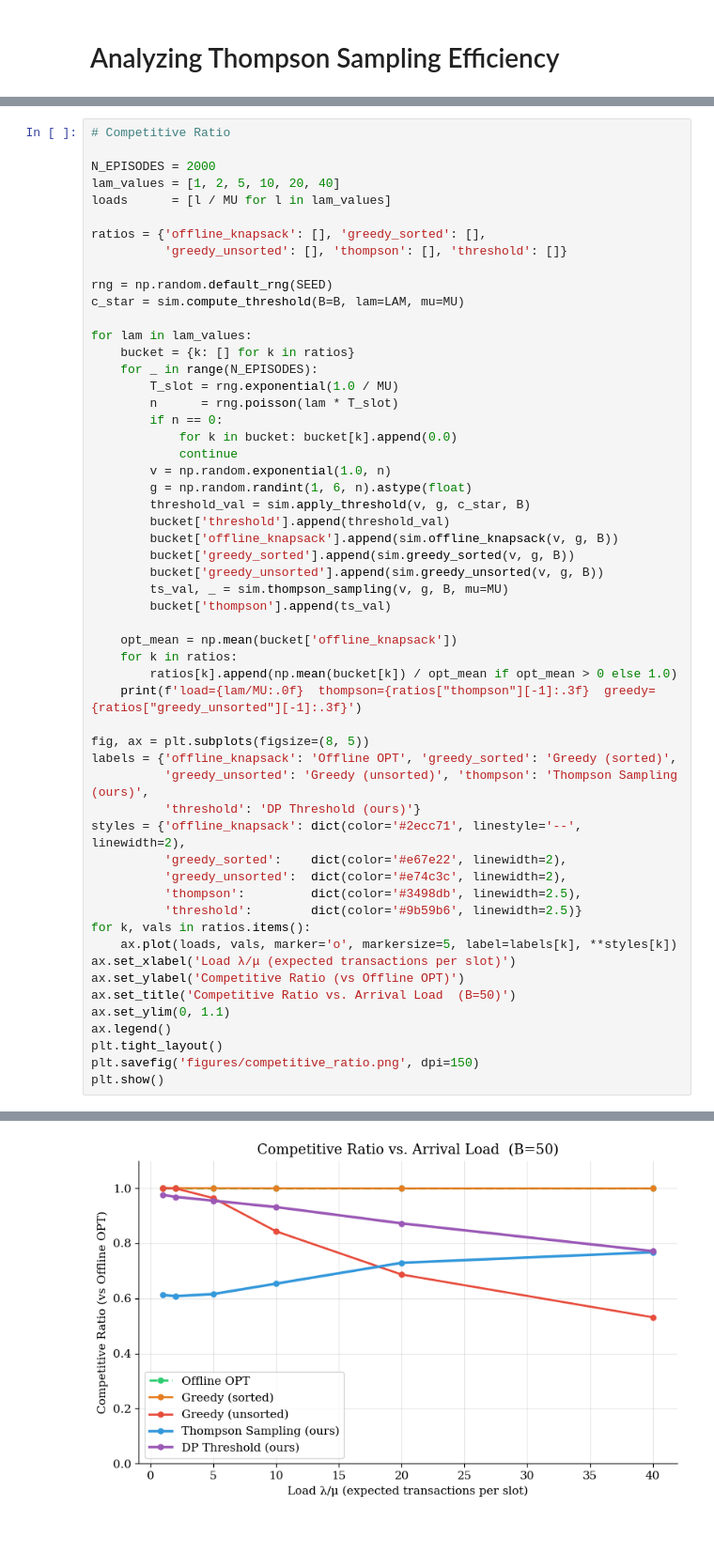
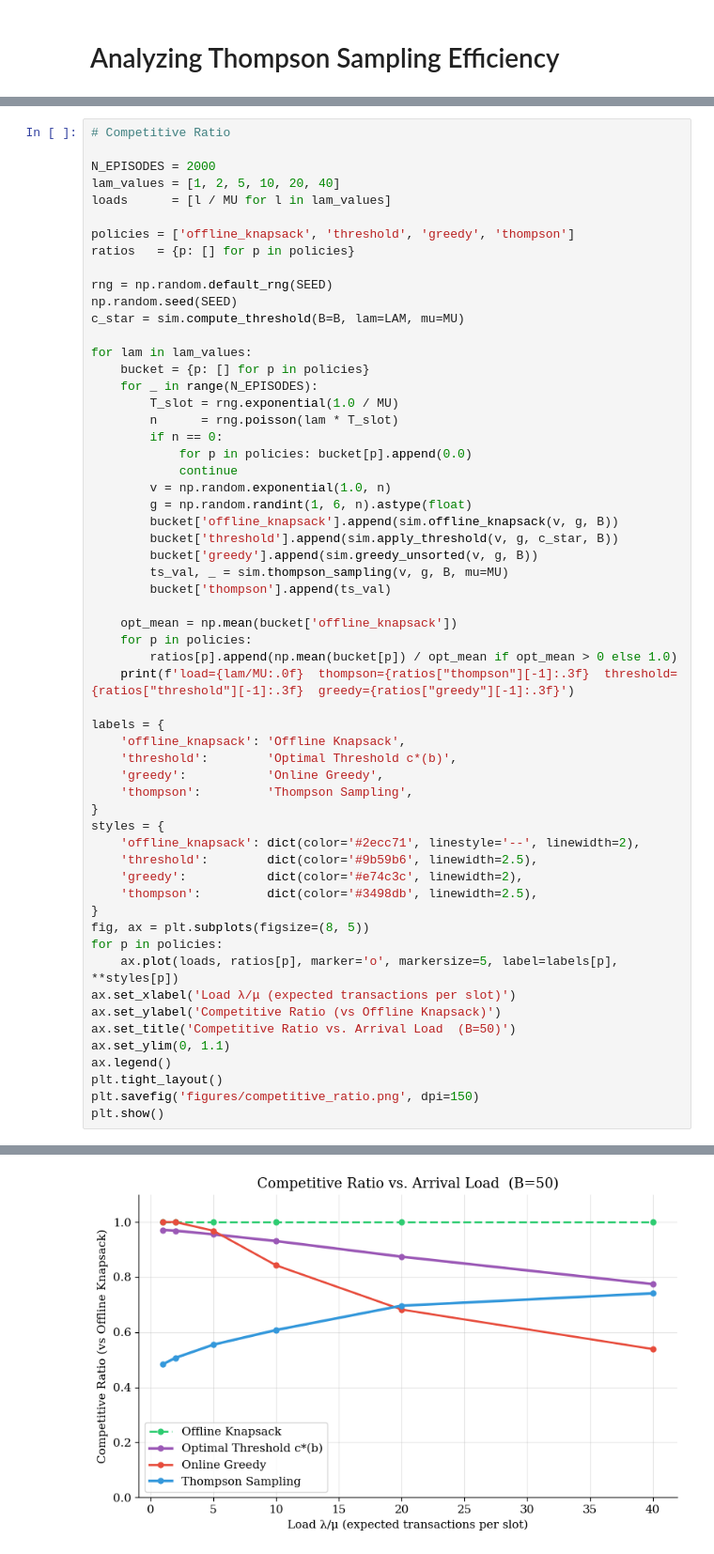
Before and after one commit to beepboopdylan/optimal-block-sealing, a Jupyter notebook: analysis.ipynb, the cells around one changed output, grey strips where cells are left out. Shown at 94% size. Drawn from its saved outputs; the diff is of its cells as text.

```diff
--- a/analysis.ipynb
+++ b/analysis.ipynb
@@ -124,48 +124,51 @@ N_EPISODES = 2000
 lam_values = [1, 2, 5, 10, 20, 40]
 loads      = [l / MU for l in lam_values]
 
-ratios = {'offline_knapsack': [], 'greedy_sorted': [],
-          'greedy_unsorted': [], 'thompson': [], 'threshold': []}
+policies = ['offline_knapsack', 'threshold', 'greedy', 'thompson']
+ratios   = {p: [] for p in policies}
 
 rng = np.random.default_rng(SEED)
+np.random.seed(SEED)
 c_star = sim.compute_threshold(B=B, lam=LAM, mu=MU)
 
 for lam in lam_values:
-    bucket = {k: [] for k in ratios}
+    bucket = {p: [] for p in policies}
     for _ in range(N_EPISODES):
         T_slot = rng.exponential(1.0 / MU)
         n      = rng.poisson(lam * T_slot)
         if n == 0:
-            for k in bucket: bucket[k].append(0.0)
+            for p in policies: bucket[p].append(0.0)
             continue
         v = np.random.exponential(1.0, n)
         g = np.random.randint(1, 6, n).astype(float)
-        threshold_val = sim.apply_threshold(v, g, c_star, B)
-        bucket['threshold'].append(threshold_val)
         bucket['offline_knapsack'].append(sim.offline_knapsack(v, g, B))
-        bucket['greedy_sorted'].append(sim.greedy_sorted(v, g, B))
-        bucket['greedy_unsorted'].append(sim.greedy_unsorted(v, g, B))
+        bucket['threshold'].append(sim.apply_threshold(v, g, c_star, B))
+        bucket['greedy'].append(sim.greedy_unsorted(v, g, B))
         ts_val, _ = sim.thompson_sampling(v, g, B, mu=MU)
         bucket['thompson'].append(ts_val)
 
     opt_mean = np.mean(bucket['offline_knapsack'])
-    for k in ratios:
-        ratios[k].append(np.mean(bucket[k]) / opt_mean if opt_mean > 0 else 1.0)
-    print(f'load={lam/MU:.0f}  thompson={ratios["thompson"][-1]:.3f}  greedy={ratios["greedy_unsorted"][-1]:.3f}')
+    for p in policies:
+        ratios[p].append(np.mean(bucket[p]) / opt_mean if opt_mean > 0 else 1.0)
+    print(f'load={lam/MU:.0f}  thompson={ratios["thompson"][-1]:.3f}  threshold={ratios["threshold"][-1]:.3f}  greedy={ratios["greedy"][-1]:.3f}')
 
+labels = {
+    'offline_knapsack': 'Offline Knapsack',
+    'threshold':        'Optimal Threshold c*(b)',
+    'greedy':           'Online Greedy',
+    'thompson':         'Thompson Sampling',
+}
+styles = {
+    'offline_knapsack': dict(color='#2ecc71', linestyle='--', linewidth=2),
+    'threshold':        dict(color='#9b59b6', linewidth=2.5),
+    'greedy':           dict(color='#e74c3c', linewidth=2),
+    'thompson':         dict(color='#3498db', linewidth=2.5),
+}
 fig, ax = plt.subplots(figsize=(8, 5))
-labels = {'offline_knapsack': 'Offline OPT', 'greedy_sorted': 'Greedy (sorted)',
-          'greedy_unsorted': 'Greedy (unsorted)', 'thompson': 'Thompson Sampling (ours)',
-          'threshold': 'DP Threshold (ours)'}
-styles = {'offline_knapsack': dict(color='#2ecc71', linestyle='--', linewidth=2),
-          'greedy_sorted':    dict(color='#e67e22', linewidth=2),
-          'greedy_unsorted':  dict(color='#e74c3c', linewidth=2),
-          'thompson':         dict(color='#3498db', linewidth=2.5),
-          'threshold':        dict(color='#9b59b6', linewidth=2.5)}
-for k, vals in ratios.items():
-    ax.plot(loads, vals, marker='o', markersize=5, label=labels[k], **styles[k])
+for p in policies:
+    ax.plot(loads, ratios[p], marker='o', markersize=5, label=labels[p], **styles[p])
 ax.set_xlabel('Load λ/μ (expected transactions per slot)')
-ax.set_ylabel('Competitive Ratio (vs Offline OPT)')
+ax.set_ylabel('Competitive Ratio (vs Offline Knapsack)')
 ax.set_title('Competitive Ratio vs. Arrival Load  (B=50)')
 ax.set_ylim(0, 1.1)
 ax.legend()
@@ -182,4 +185,4 @@ load=40  thompson=0.768  greedy=0.531
-[figure, old version]
+[figure, new version]
 # %%
 # Two builder competition
 
```
Also changed, not shown: parts of 6 cells of this notebook, 1 other file.
